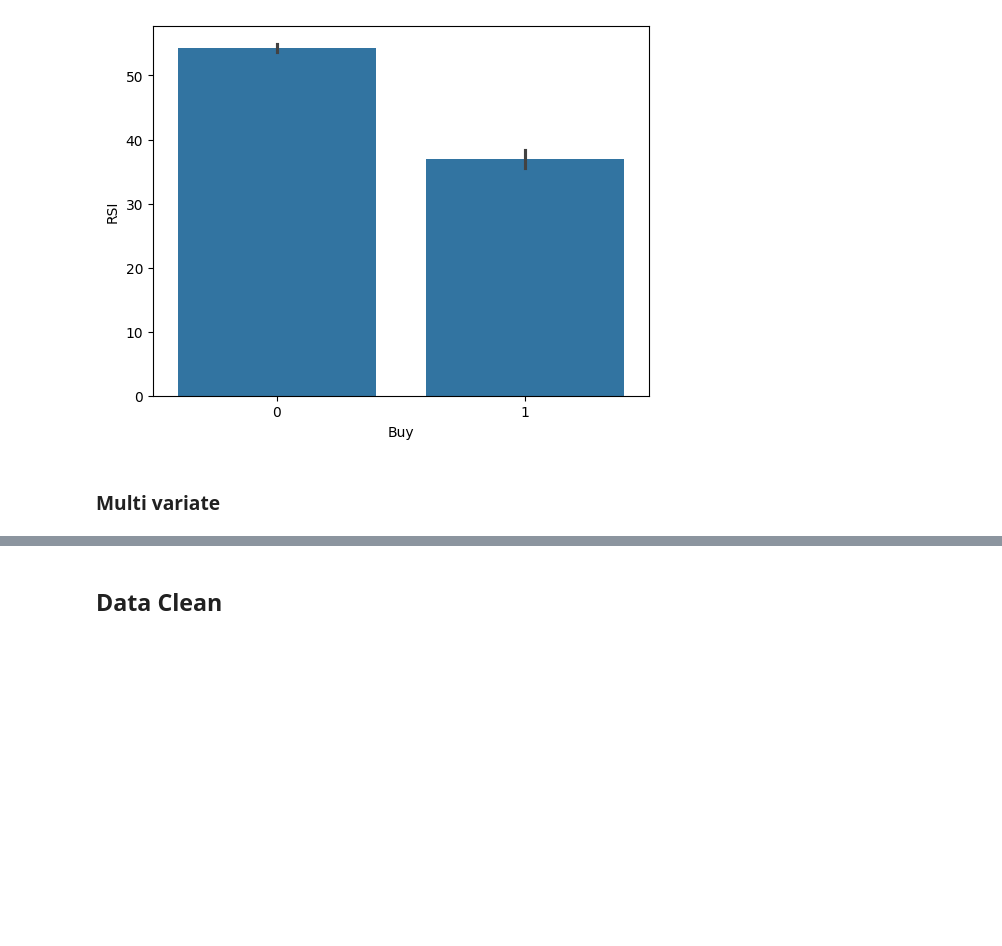
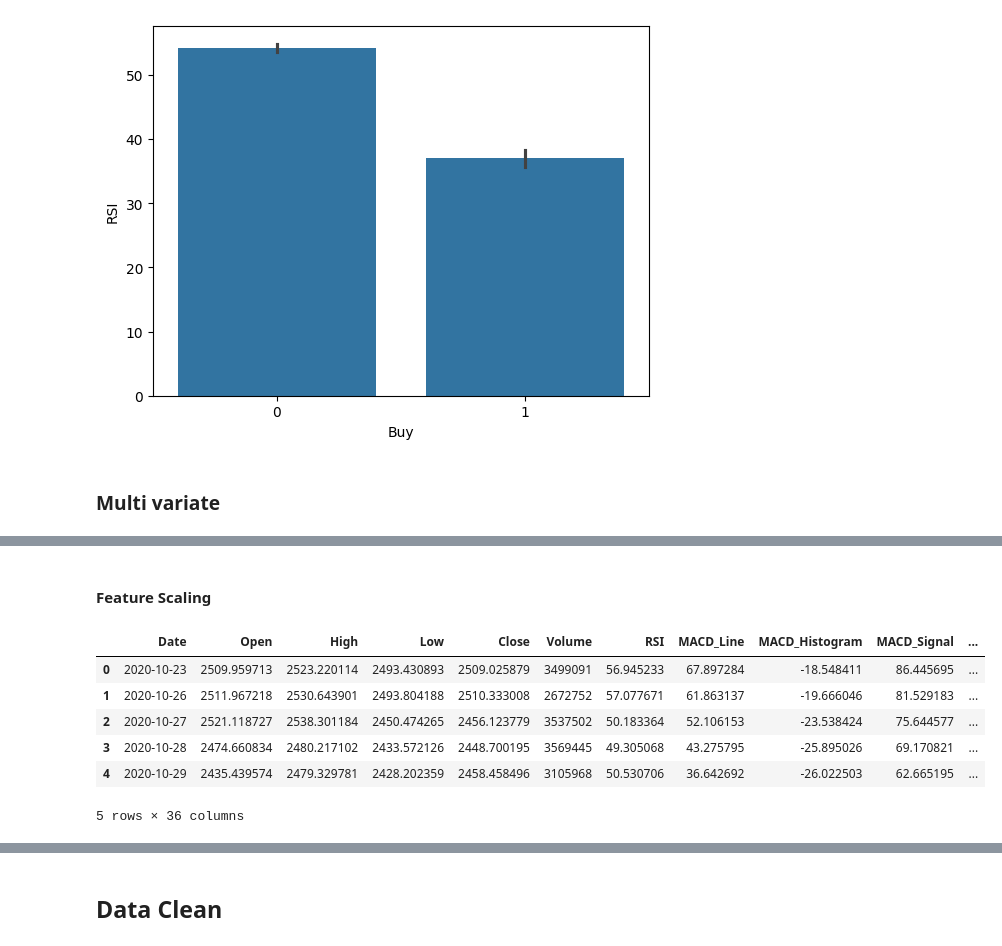
Before and after one commit to rahiljain23/Stock_Screener, a Jupyter notebook: Stocks_Screener.ipynb, the cells around one changed output, grey strips where cells are left out. Saved outputs shown, nothing was run; the diff lists cells and outputs as text; code cells hidden in the pictures; blank space fills up the shorter version.

```diff
--- a/Stocks_Screener.ipynb
+++ b/Stocks_Screener.ipynb
@@ -205,0 +455,12 @@ Data1.groupby('Month').agg({'Buy':'count'}).sort_values('Buy',ascending=False)
+# %% [markdown]
+#### Feature Scaling
+# %%
+Data4.head(5)
+# %% [output]
+|  | Date | Open | High | Low | Close | Volume | RSI | MACD_Line | MACD_Histogram | MACD_Signal | ... |
+| 0 | 2020-10-23 | 2509.959713 | 2523.220114 | 2493.430893 | 2509.025879 | 3499091 | 56.945233 | 67.897284 | -18.548411 | 86.445695 | ... |
+| 1 | 2020-10-26 | 2511.967218 | 2530.643901 | 2493.804188 | 2510.333008 | 2672752 | 57.077671 | 61.863137 | -19.666046 | 81.529183 | ... |
+| 2 | 2020-10-27 | 2521.118727 | 2538.301184 | 2450.474265 | 2456.123779 | 3537502 | 50.183364 | 52.106153 | -23.538424 | 75.644577 | ... |
+| 3 | 2020-10-28 | 2474.660834 | 2480.217102 | 2433.572126 | 2448.700195 | 3569445 | 49.305068 | 43.275795 | -25.895026 | 69.170821 | ... |
+| 4 | 2020-10-29 | 2435.439574 | 2479.329781 | 2428.202359 | 2458.458496 | 3105968 | 50.530706 | 36.642692 | -26.022503 | 62.665195 | ... |
+5 rows × 36 columns
```
Also changed, not shown: parts of 52 cells of this notebook, 15 other files.
